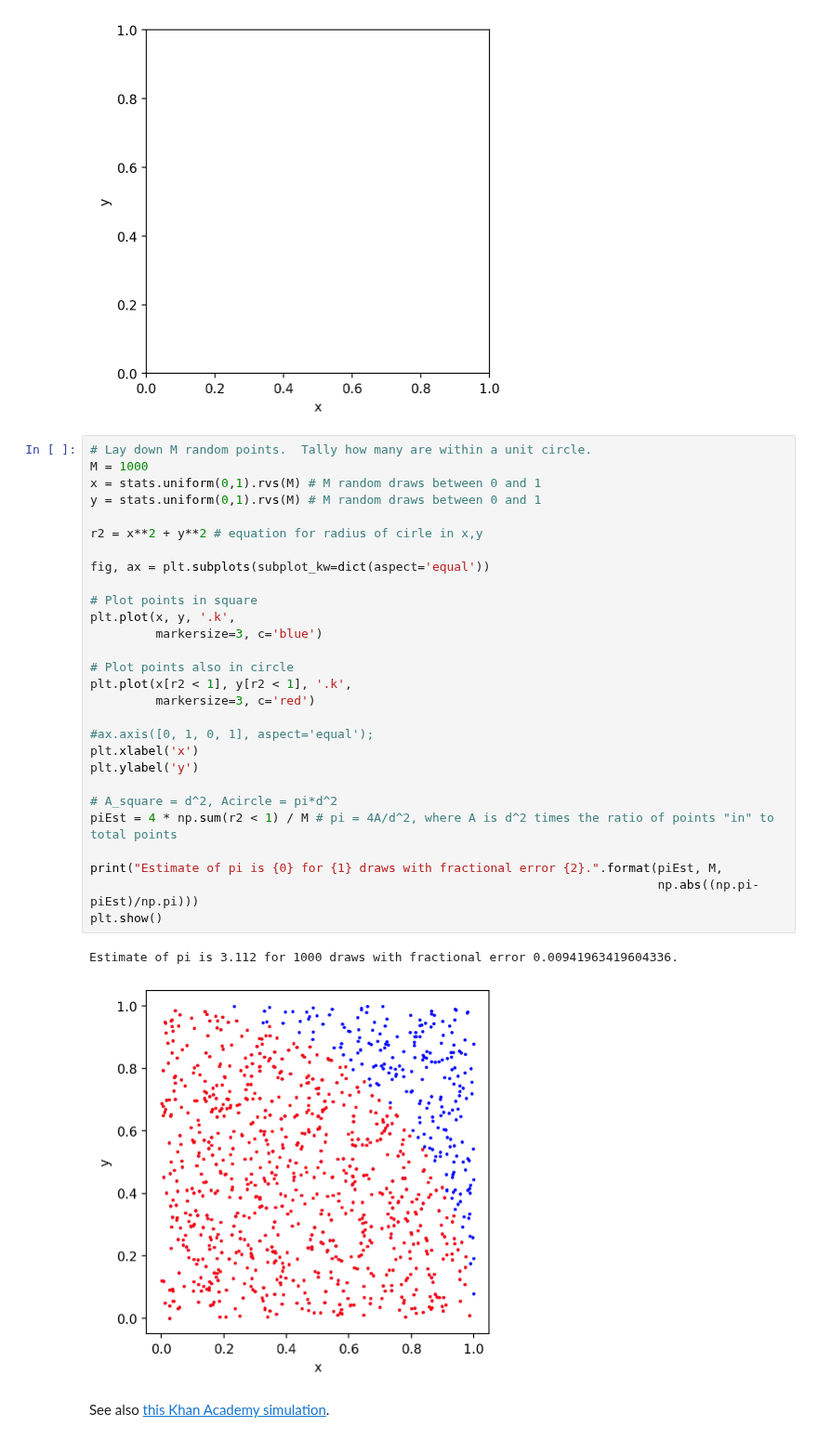
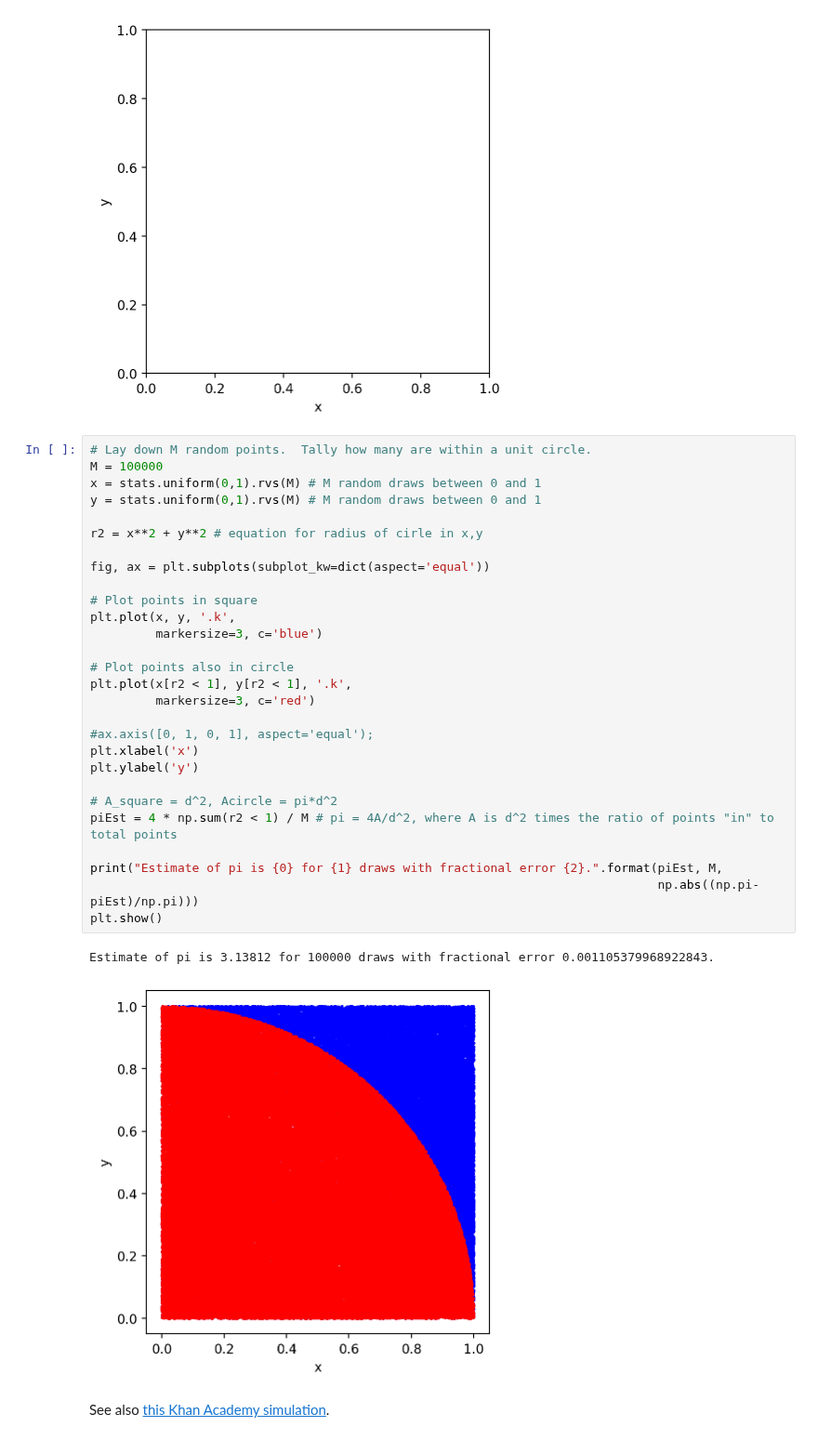
Before and after one commit to NihanPol/ASTR_3300_S2025, a Jupyter notebook: coursework/student_folders/kushagra_nag/class_participation/Lecture_10_KushagraNag.ipynb, the cells around one changed output. Shown at 93% size. Cells and saved outputs as stored; diff of their text form.

```diff
--- a/coursework/student_folders/kushagra_nag/class_participation/Lecture_10_KushagraNag.ipynb
+++ b/coursework/student_folders/kushagra_nag/class_participation/Lecture_10_KushagraNag.ipynb
@@ -133,35 +122,35 @@ plt.show()
 [figure]
 # %%
 # Lay down M random points.  Tally how many are within a unit circle.
-M = 1000
+M = 100000
 x = stats.uniform(0,1).rvs(M) # M random draws between 0 and 1
 y = stats.uniform(0,1).rvs(M) # M random draws between 0 and 1
 
 r2 = x**2 + y**2 # equation for radius of cirle in x,y
 
 fig, ax = plt.subplots(subplot_kw=dict(aspect='equal'))
 
 # Plot points in square
 plt.plot(x, y, '.k',
          markersize=3, c='blue')
 
 # Plot points also in circle
 plt.plot(x[r2 < 1], y[r2 < 1], '.k',
          markersize=3, c='red')
 
 #ax.axis([0, 1, 0, 1], aspect='equal');
 plt.xlabel('x')
 plt.ylabel('y')
 
 # A_square = d^2, Acircle = pi*d^2
 piEst = 4 * np.sum(r2 < 1) / M # pi = 4A/d^2, where A is d^2 times the ratio of points "in" to total points
 
 print("Estimate of pi is {0} for {1} draws with fractional error {2}.".format(piEst, M,
                                                                               np.abs((np.pi-piEst)/np.pi)))
 plt.show()
 # %% [output]
-Estimate of pi is 3.112 for 1000 draws with fractional error 0.00941963419604336.
+Estimate of pi is 3.13812 for 100000 draws with fractional error 0.001105379968922843.
-[figure, old version]
+[figure, new version]
 # %% [markdown]
 See also [this Khan Academy simulation](https://www.khanacademy.org/computer-programming/monte-carlo-finding-the-value-of-pi/6530004791197696/embedded?embed=yes&article=yes&editor=no&buttons=no&author=no&autoStart=yes&width=610&height=420).
 # %% [markdown]
```
Also changed, not shown: parts of 13 cells of this notebook, 7 other files.
